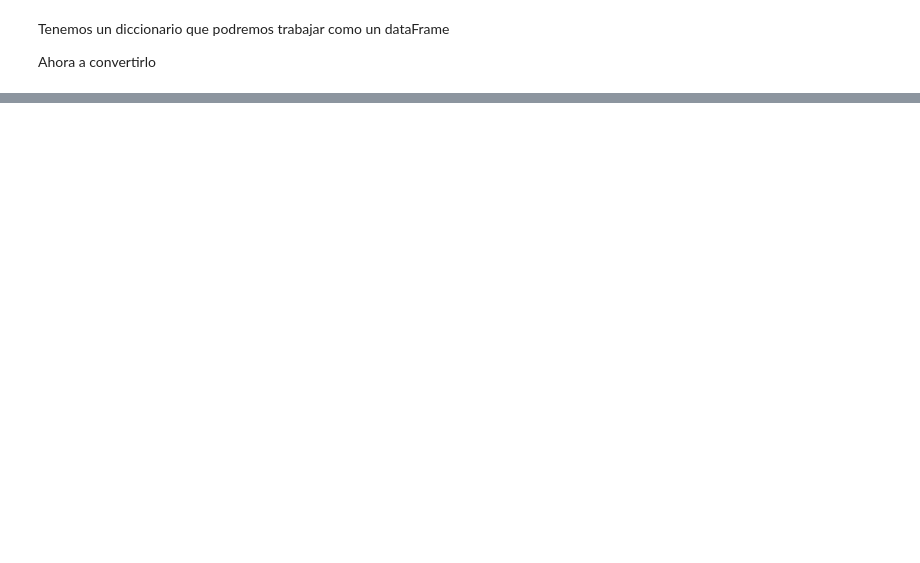
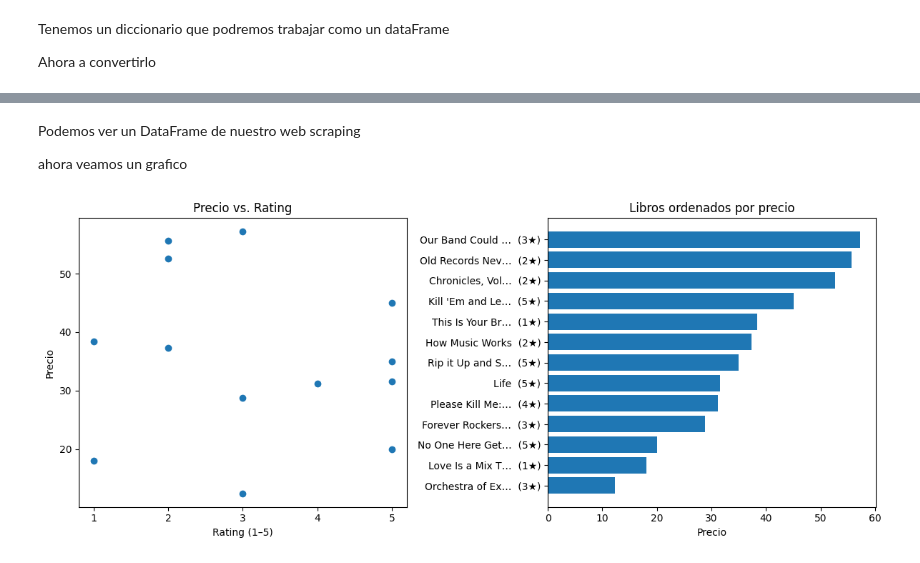
Before and after one commit to AnthonnyMal/AnthonnyMal-web-scraping-project-tutorial, a Jupyter notebook: src/explore.es.ipynb, the cells around one changed output, grey strips where cells are left out. Saved outputs shown, nothing was run; the diff lists cells and outputs as text; code cells hidden in the pictures; blank space fills up the shorter version.

```diff
--- a/src/explore.es.ipynb
+++ b/src/explore.es.ipynb
@@ -138,3 +139,36 @@ df
 | 10 | Life | 31.58 | 5 |
 | 11 | Old Records Never Die: One Man's ... | 55.66 | 2 |
 | 12 | Forever Rockers (The Rocker #12) | 28.80 | 3 |
+# %% [markdown]
+Podemos ver un DataFrame de nuestro web scraping
+
+ahora veamos un grafico
+# %%
+# Definimos los subplots
+fig, ax = plt.subplots(1, 2, figsize=(12, 5))
+
+# Primer gráfico
+ax[0].scatter(df['rating'], df['price'])
+ax[0].set_xticks([1,2,3,4,5])
+ax[0].set_xlabel("Rating (1–5)")
+ax[0].set_ylabel("Precio")
+ax[0].set_title("Precio vs. Rating")
+
+# 2do
+ordered = df.sort_values("price", ascending=True)
+prices  = pd.to_numeric(ordered["price"])
+ratings = pd.to_numeric(ordered["rating"]).fillna(0).astype(int).astype(str)
+titles  = ordered["title"].fillna("").astype(str)
+short_titles = np.where(titles.str.len() > 15, titles.str[:15] + "…", titles)
+
+labels = short_titles + "  (" + ratings + "★)"
+
+
+ax[1].barh(labels, prices)
+ax[1].set_xlabel("Precio")
+ax[1].set_title("Libros ordenados por precio")
+
+plt.tight_layout()
+plt.show()
+# %% [output]
+[figure, added]
```
Also changed, not shown: parts of 4 cells of this notebook.
